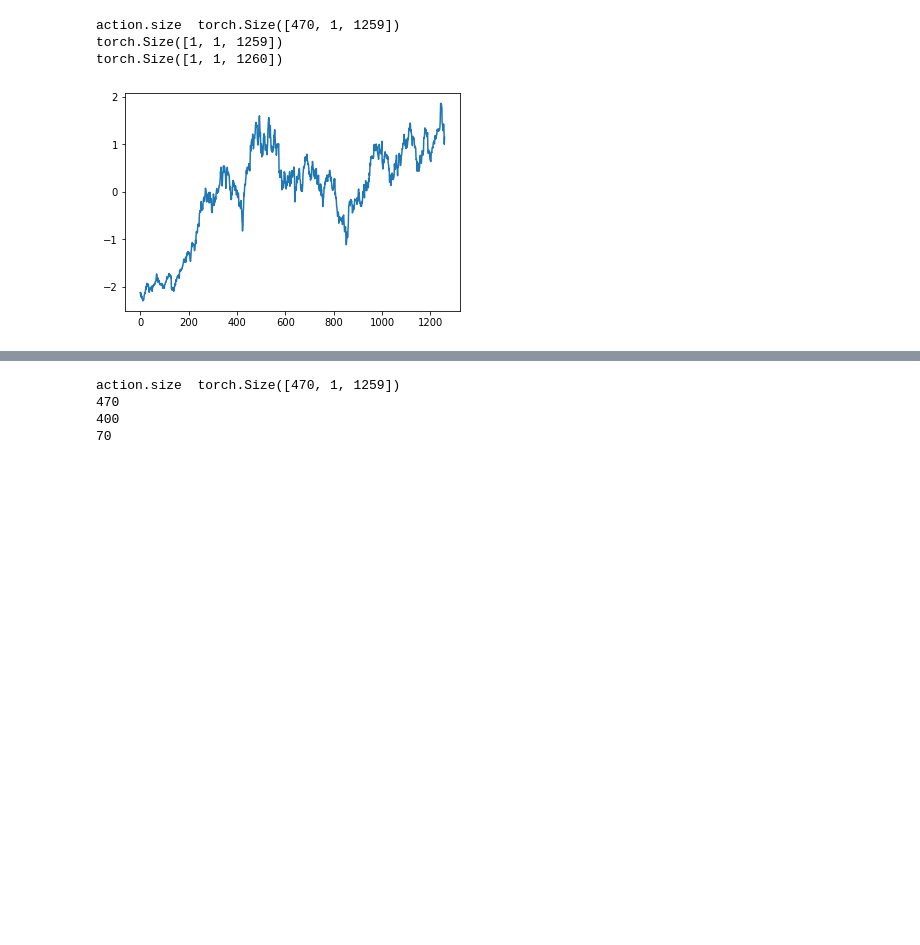
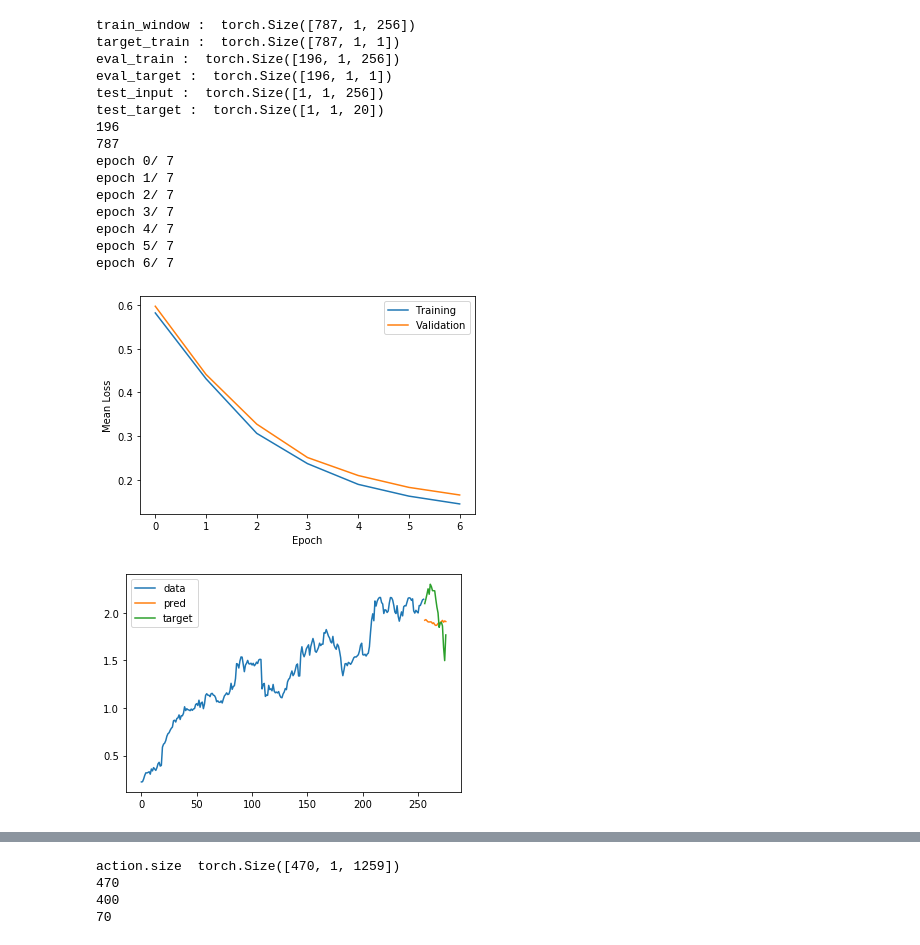
Before and after one commit to mdurandgasselin/IFT-725-TimeSeries, a Jupyter notebook: test_seriesNet.ipynb, the cells around one changed output, grey strips where cells are left out. Cells and saved outputs as stored; diff of their text form; code cells hidden in the pictures; blank space fills up the shorter version.

```diff
--- a/test_seriesNet.ipynb
+++ b/test_seriesNet.ipynb
@@ -19,17 +20,52 @@ from torch.utils.data import DataLoader
 import importlib
 import SeriesNetTrainTestManager as SNTTM
 import CausalTrainTest
-# %%
-importlib.reload(fn_500_dataset)
-importlib.reload(seriesNet_torch)
-dataset = fn_500_dataset.ActionDataset(".\\individual_stocks_5yr/",axes = 'open', normalise=True)
-
-plt.plot(dataset[0].detach().numpy().reshape(-1))
-print(dataset[0].view(1,1,1259).size())
-padding = nn.ReflectionPad1d((1, 0))
-print(padding(dataset[0].view(1,1,1259)).size())
-# %% [output]
-action.size  torch.Size([470, 1, 1259])
-torch.Size([1, 1, 1259])
-torch.Size([1, 1, 1260])
-[figure, removed]
+# %%
+importlib.reload(data_set.fn_500_dataset)
+importlib.reload(SN_torch)
+importlib.reload(CausalTrainTest)
+#dataset=fn_500_dataset.slidingWindowDataset(60,action_name='ABBV_data',axis='volume',normalise=False)
+
+model = SN_torch.seriesNet(1, nb_causal_block=8,gate_nb_filter=16, nb_block_dropped=2)
+model.float()
+
+N = model.get_pts_for_Pred()
+pts_2_pred = 20
+dataset_train, dataset_eval, test_input, test_target = data_set.fn_500_dataset.create_sliding_dataset(N,
+                                                                    pts_2_pred = pts_2_pred,
+                                                                    action_name='AAPL_data',
+                                                                    axis='open',
+                                                                    normalise=True)
+
+train_loader = DataLoader(dataset_train, batch_size=10, shuffle=False, drop_last=False)
+valid_loader = DataLoader(dataset_eval, batch_size=10, shuffle=False, drop_last=False)
+
+
+manager =CausalTrainTest.TrainManager( model,
+                     train_loader,
+                     valid_loader,
+                     lr=0.001,
+                     loss_fn = 'MeanSquared',
+                     optimizer_type='sgd',
+                     pts_2pred = 10)
+
+manager.train(7)
+manager.plot_prediction(test_input, test_target, pts_2_pred)
+# %% [output]
+train_window :  torch.Size([787, 1, 256])
+target_train :  torch.Size([787, 1, 1])
+eval_train :  torch.Size([196, 1, 256])
+eval_target :  torch.Size([196, 1, 1])
+test_input :  torch.Size([1, 1, 256])
+test_target :  torch.Size([1, 1, 20])
+196
+787
+epoch 0/ 7
+epoch 1/ 7
+epoch 2/ 7
+epoch 3/ 7
+epoch 4/ 7
+epoch 5/ 7
+epoch 6/ 7
+[figure, added]
+[figure, added]
```
Also changed, not shown: parts of 6 cells of this notebook, 3 other files.
